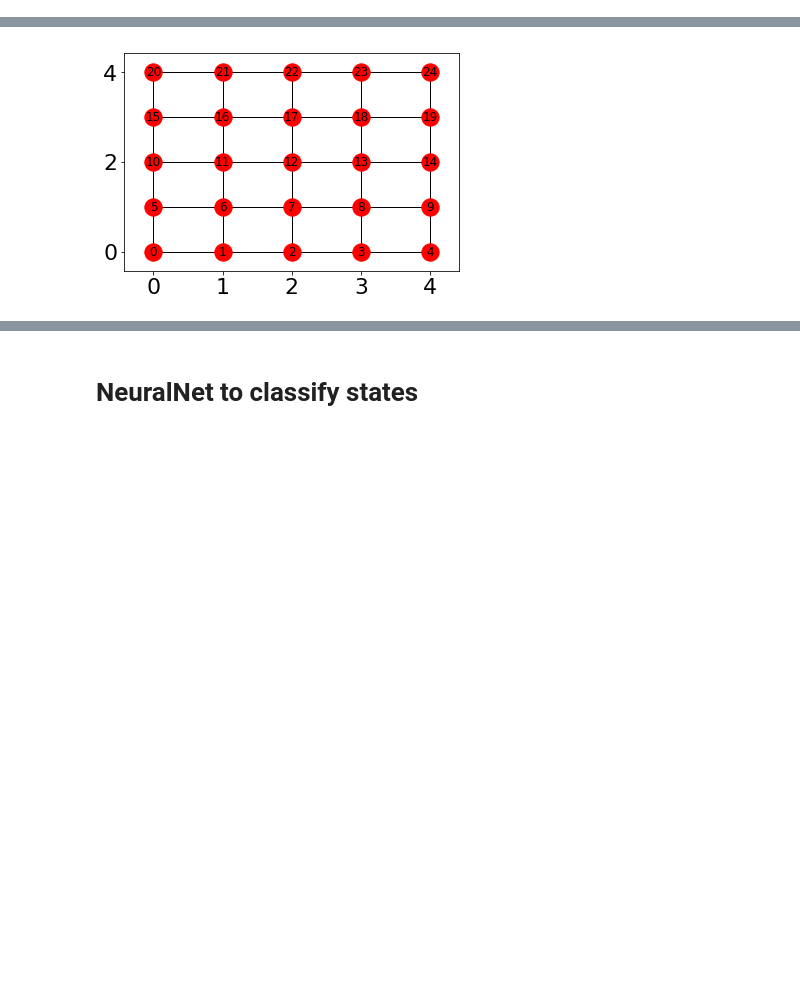
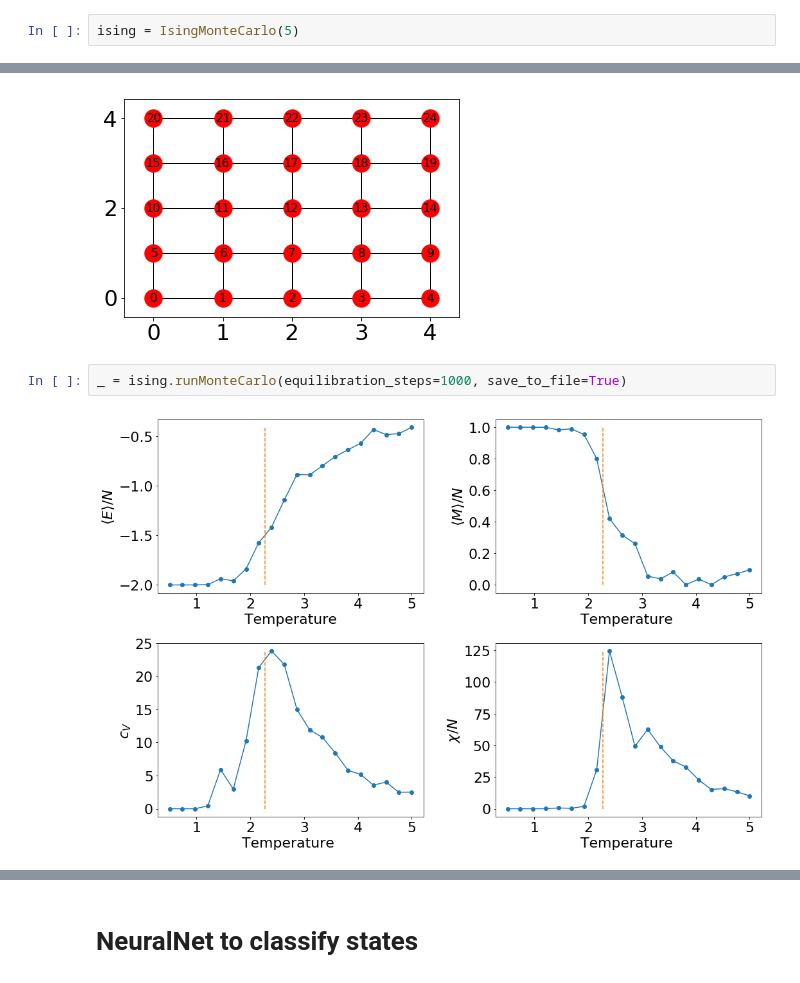
Before and after one commit to felipegssantos/ising-model, a Jupyter notebook: ising_neural_net.ipynb, the cells around one changed output, grey strips where cells are left out. Saved outputs shown, nothing was run; the diff lists cells and outputs as text; blank space fills up the shorter version.

```diff
--- a/ising_neural_net.ipynb
+++ b/ising_neural_net.ipynb
@@ -170,3 +10,5 @@ ising = IsingMonteCarlo(-1, 40)
+# %%
+ising = IsingMonteCarlo(5)
 # %%
 ising.Tc
 # %% [output]
@@ -175,3 +17,7 @@ ising.Tc
 ising.draw_graph()
 # %% [output]
 [figure]
+# %%
+_ = ising.runMonteCarlo(equilibration_steps=1000, save_to_file=True)
+# %% [output]
+[figure, added]
```
Also changed, not shown: parts of 6 cells of this notebook, 2 other files.
